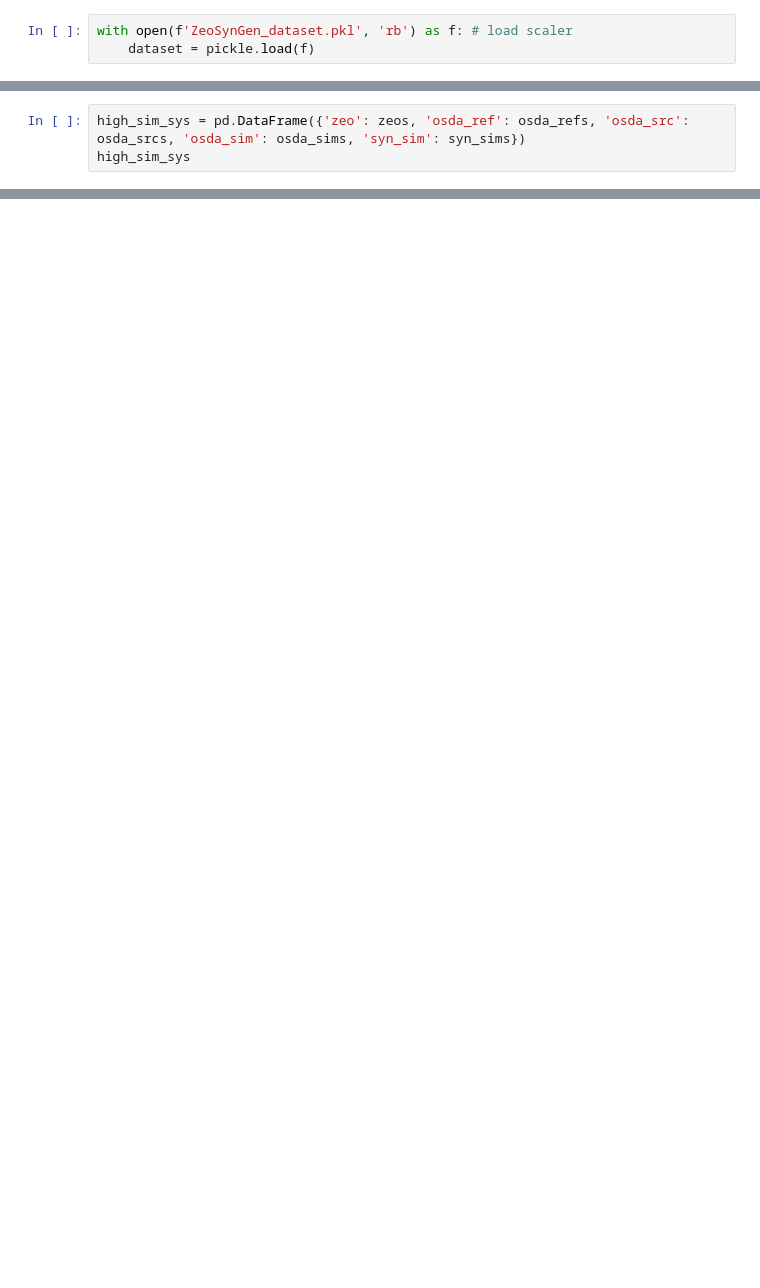
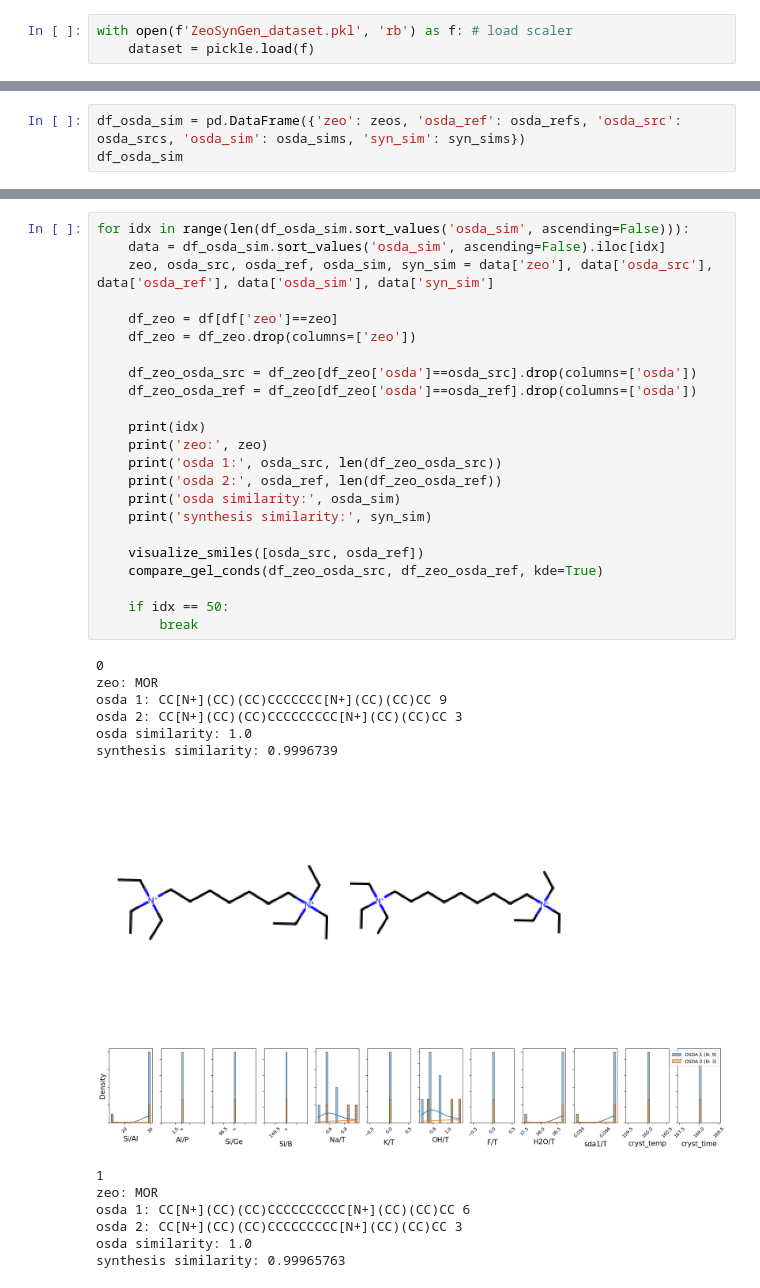
Before and after one commit to eltonpan/zeosyn_gen, a Jupyter notebook: data/analyze_zeosyngen.ipynb, the cells around one changed output, grey strips where cells are left out. Saved outputs shown, nothing was run; the diff lists cells and outputs as text; blank space fills up the shorter version.

```diff
--- a/data/analyze_zeosyngen.ipynb
+++ b/data/analyze_zeosyngen.ipynb
@@ -141,3 +208,3 @@ len(osda_sims)
 # %%
-high_sim_sys = pd.DataFrame({'zeo': zeos, 'osda_ref': osda_refs, 'osda_src': osda_srcs, 'osda_sim': osda_sims, 'syn_sim': syn_sims})
-high_sim_sys
+df_osda_sim = pd.DataFrame({'zeo': zeos, 'osda_ref': osda_refs, 'osda_src': osda_srcs, 'osda_sim': osda_sims, 'syn_sim': syn_sims})
+df_osda_sim
@@ -143,0 +241,38 @@ high_sim_sys
+# %%
+for idx in range(len(df_osda_sim.sort_values('osda_sim', ascending=False))):
+    data = df_osda_sim.sort_values('osda_sim', ascending=False).iloc[idx]
+    zeo, osda_src, osda_ref, osda_sim, syn_sim = data['zeo'], data['osda_src'], data['osda_ref'], data['osda_sim'], data['syn_sim']
+
+    df_zeo = df[df['zeo']==zeo]
+    df_zeo = df_zeo.drop(columns=['zeo'])
+
+    df_zeo_osda_src = df_zeo[df_zeo['osda']==osda_src].drop(columns=['osda'])
+    df_zeo_osda_ref = df_zeo[df_zeo['osda']==osda_ref].drop(columns=['osda'])
+
+    print(idx)
+    print('zeo:', zeo)
+    print('osda 1:', osda_src, len(df_zeo_osda_src))
+    print('osda 2:', osda_ref, len(df_zeo_osda_ref))
+    print('osda similarity:', osda_sim)
+    print('synthesis similarity:', syn_sim)
+
+    visualize_smiles([osda_src, osda_ref])
+    compare_gel_conds(df_zeo_osda_src, df_zeo_osda_ref, kde=True)
+
+    if idx == 50:
+        break
+# %% [output]
+0
+zeo: MOR
+osda 1: CC[N+](CC)(CC)CCCCCCC[N+](CC)(CC)CC 9
+osda 2: CC[N+](CC)(CC)CCCCCCCCC[N+](CC)(CC)CC 3
+osda similarity: 1.0
+synthesis similarity: 0.9996739
+[figure, added]
+[figure, added]
+1
+zeo: MOR
+osda 1: CC[N+](CC)(CC)CCCCCCCCCC[N+](CC)(CC)CC 6
+osda 2: CC[N+](CC)(CC)CCCCCCCCC[N+](CC)(CC)CC 3
+osda similarity: 1.0
+synthesis similarity: 0.99965763
```
Also changed, not shown: parts of 18 cells of this notebook, 3 other files.
